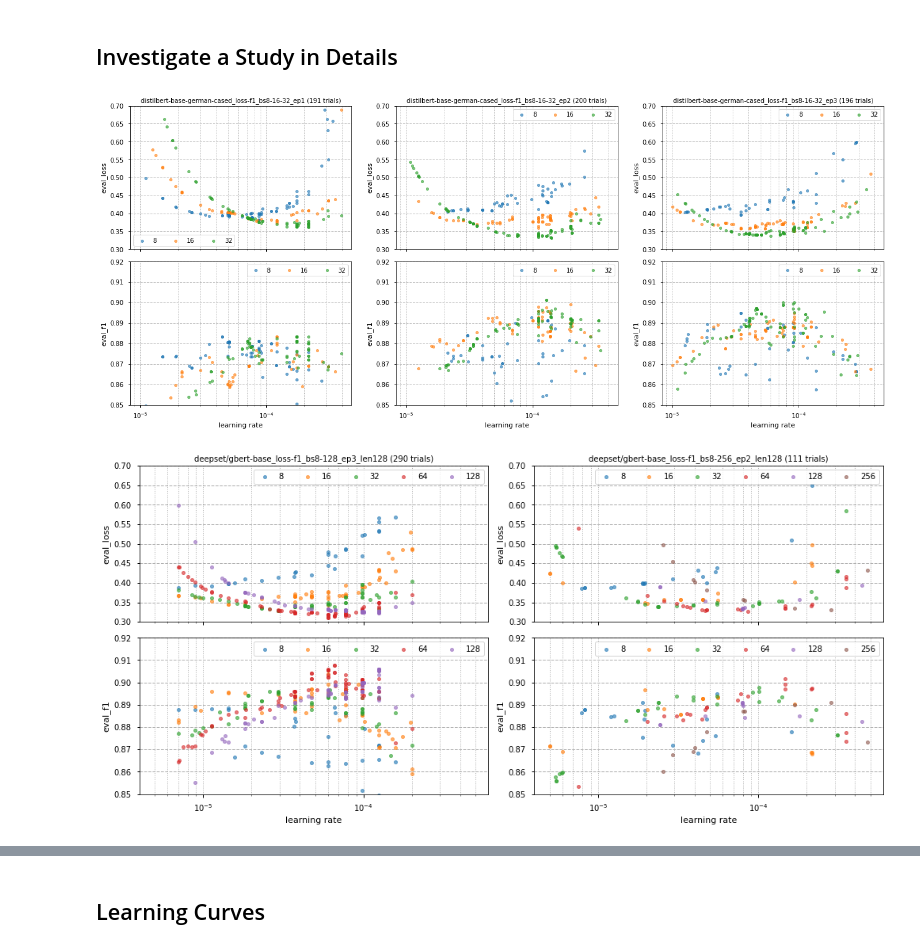
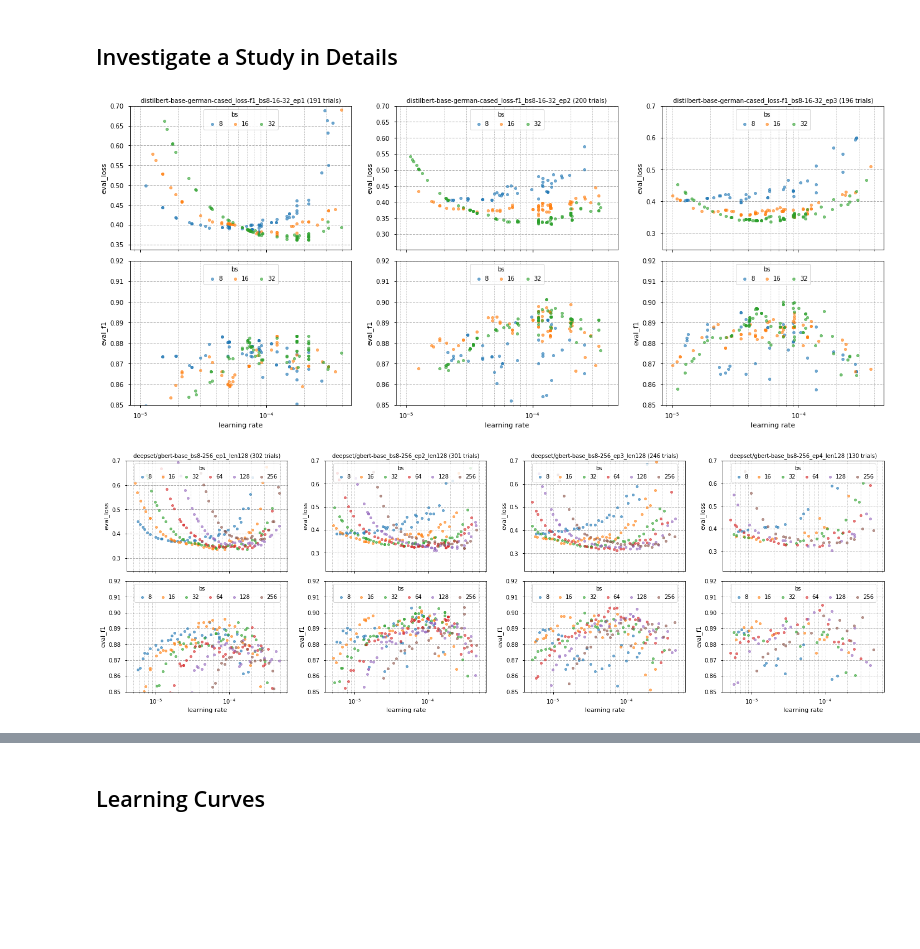
Before and after one commit to goerlitz/nlp-classification, a Jupyter notebook: notebooks/10kGNAD/colab/21d_10kGNAD_optuna_trial_analysis.ipynb, the cells around one changed output, grey strips where cells are left out. Drawn from its saved outputs; the diff is of its cells as text; code cells hidden in the pictures; blank space fills up the shorter version.

```diff
--- a/notebooks/10kGNAD/colab/21d_10kGNAD_optuna_trial_analysis.ipynb
+++ b/notebooks/10kGNAD/colab/21d_10kGNAD_optuna_trial_analysis.ipynb
@@ -392,14 +397,17 @@ study = "distilbert-base-german-cased_loss-f1_bs8-16-32_ep2"
 # study = "distilbert-base-german-cased_loss-f1_bs32_epoch23"
 # study = "deepset/gbert-base_loss-f1_bs16_epoch23_len128"
 # %%
-info.plot_lr_metrics2(["distilbert-base-german-cased_loss-f1_bs8-16-32_ep1",
-                       "distilbert-base-german-cased_loss-f1_bs8-16-32_ep2",
-                       "distilbert-base-german-cased_loss-f1_bs8-16-32_ep3"],
-                      group_by="bs", figsize=(18,8));
+info.plot_lr_metrics(["distilbert-base-german-cased_loss-f1_bs8-16-32_ep1",
+                      "distilbert-base-german-cased_loss-f1_bs8-16-32_ep2",
+                      "distilbert-base-german-cased_loss-f1_bs8-16-32_ep3",
+                      ], group_by="bs", figsize=(18,8));
 # %% [output]
-[figure, old version]
+[figure, new version]
 # %%
-info.plot_lr_metrics2(["deepset/gbert-base_loss-f1_bs8-128_ep3_len128",
-                       "deepset/gbert-base_loss-f1_bs8-256_ep2_len128"], group_by="bs", figsize=(14,7));
+info.plot_lr_metrics(["deepset/gbert-base_bs8-256_ep1_len128",
+                      "deepset/gbert-base_bs8-256_ep2_len128",
+                      "deepset/gbert-base_bs8-256_ep3_len128",
+                      "deepset/gbert-base_bs8-256_ep4_len128",
+                      ], group_by="bs", figsize=(20,7), metrics=["eval_loss", "eval_f1"]);
 # %% [output]
-[figure, old version]
+[figure, new version]
```
Also changed, not shown: parts of 33 cells of this notebook.
